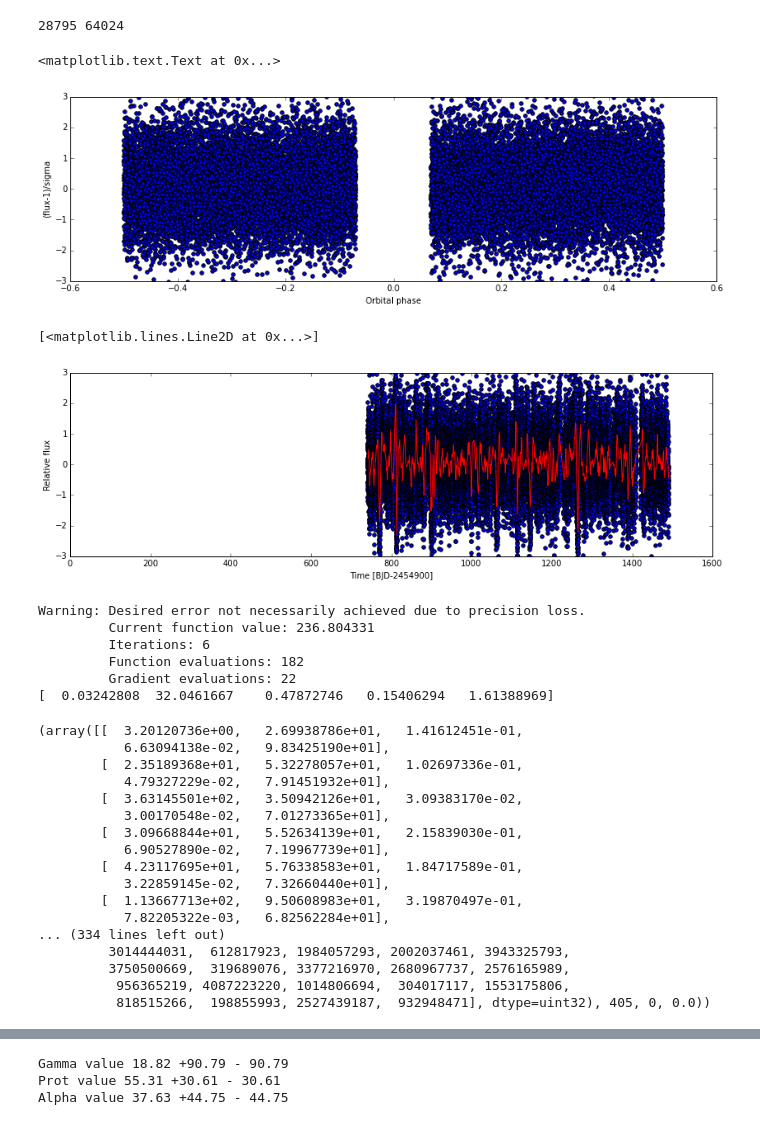
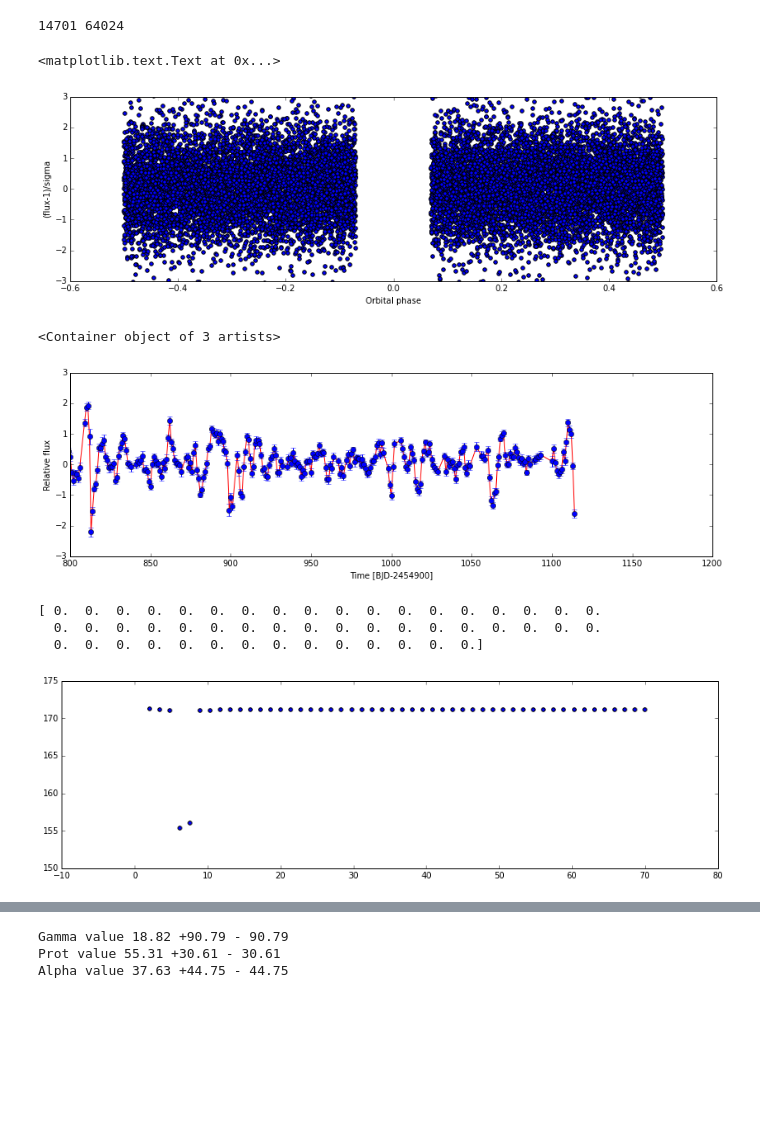
Before and after one commit to sanchisojeda/USPmass, a Jupyter notebook: ActivityAnalysis/GaussianActivity.ipynb, the cells around one changed output, grey strips where cells are left out. Drawn from its saved outputs; the diff is of its cells as text; code cells hidden in the pictures; blank space fills up the shorter version.

```diff
--- a/ActivityAnalysis/GaussianActivity.ipynb
+++ b/ActivityAnalysis/GaussianActivity.ipynb
@@ -34,6 +34,8 @@ phasesaux = (alltime-t0)/p
 phases = phasesaux - np.around(phasesaux)
 flag[np.abs(phases) < 0.07]= False
 flag[allquarter < 9]= False
+flag[allquarter > 12]= False
+
 
 
 
@@ -53,9 +55,9 @@ plt.ylim([-3,3])
 ax.set_ylabel('(flux-1)/sigma')
 ax.set_xlabel('Orbital phase')
 # %% [output]
-28795 64024
+14701 64024
 <matplotlib.text.Text at 0x...>
-[figure, old version]
+[figure, new version]
 # %%
 interval = 1.0 # sum invertal in days
 start = np.min(time) + 0.5*interval
@@ -79,7 +81,7 @@ for i, t0 in enumerate(newtimes):
         newtimes[i]  = t1
         result = np.polyfit(seltimes-t1, selflux, 1)
         newfluxes[i] = result[1]
-        newerrors[i] = np.std(selflux-result[1]-result[0]*(seltimes-t1))
+        newerrors[i] = np.std(selflux-result[1]-result[0]*(seltimes-t1))/np.sqrt(numpoints[i])
         newquarter[i] = np.median(quarter[selected])
 
 
@@ -92,13 +94,14 @@ newerrors = newerrors[numpoints > interval*0.75/cadence]
 # %%
 fig = plt.figure(figsize=(14,4))
 ax = fig.add_subplot(1,1,1)
-ax.scatter(time, flux)
-plt.xlim([0,1600])
+#ax.scatter(time, flux)
+plt.xlim([800,1200])
 plt.ylim([-3,3])
 ax.set_xlabel('Time [BJD-2454900]')
 ax.set_ylabel('Relative flux')
 ax.plot(newtimes, newfluxes, 'r')
+ax.errorbar(newtimes, newfluxes, yerr=newerrors, fmt='o')
 # %% [output]
-[<matplotlib.lines.Line2D at 0x...>]
+<Container object of 3 artists>
-[figure, old version]
+[figure, new version]
 # %%
@@ -124,13 +135,0 @@ def lnprob(theta, time, flux, error):
-# %%
-nll = lambda *args: -lnprob(*args)
-result = op.minimize(nll, [1.0, 32, 1.0, 1.0, 1.0],
-                     args=(newtimes, newfluxes, 0.1*newerrors), tol=0.01, options={'disp': True, 'maxiter':100000})
-gamma_ml, prot_ml, h_ml,sigma_ml, alpha_ml = result["x"]
-print result["x"]
-# %% [output]
-Warning: Desired error not necessarily achieved due to precision loss.
-         Current function value: 236.804331
-         Iterations: 6
-         Function evaluations: 182
-         Gradient evaluations: 22
-[  0.03242808  32.0461667    0.47872746   0.15406294   1.61388969]
@@ -137 +155,11 @@ Warning: Desired error not necessarily achieved due to precision loss.
+# %%
+fig = plt.figure(figsize=(14,4))
+ax = fig.add_subplot(1,1,1)
+ax.scatter(allperiods, minvals)
+print status
+# %% [output]
+[ 0.  0.  0.  0.  0.  0.  0.  0.  0.  0.  0.  0.  0.  0.  0.  0.  0.  0.
+  0.  0.  0.  0.  0.  0.  0.  0.  0.  0.  0.  0.  0.  0.  0.  0.  0.  0.
+  0.  0.  0.  0.  0.  0.  0.  0.  0.  0.  0.  0.  0.  0.]
+[figure, added]
 # %%
@@ -139,23 +167,5 @@ ndim, nwalkers = 5, 100
 pos = [result["x"]*(1+5e-3*np.random.randn(ndim)) for i in range(nwalkers)]
 # %%
 sampler = emcee.EnsembleSampler(nwalkers, ndim, lnprob, args=(newtimes, newfluxes, newerrors))
-sampler.run_mcmc(pos, 1000)
+sampler.run_mcmc(pos, 200);
-# %% [output]
-(array([[  3.20120736e+00,   2.69938786e+01,   1.41612451e-01,
-           6.63094138e-02,   9.83425190e+01],
-        [  2.35189368e+01,   5.32278057e+01,   1.02697336e-01,
-           4.79327229e-02,   7.91451932e+01],
-        [  3.63145501e+02,   3.50942126e+01,   3.09383170e-02,
-           3.00170548e-02,   7.01273365e+01],
-        [  3.09668844e+01,   5.52634139e+01,   2.15839030e-01,
-           6.90527890e-02,   7.19967739e+01],
-        [  4.23117695e+01,   5.76338583e+01,   1.84717589e-01,
-           3.22859145e-02,   7.32660440e+01],
-        [  1.13667713e+02,   9.50608983e+01,   3.19870497e-01,
-           7.82205322e-03,   6.82562284e+01],
-... (334 lines left out)
-         3014444031,  612817923, 1984057293, 2002037461, 3943325793,
-         3750500669,  319689076, 3377216970, 2680967737, 2576165989,
-          956365219, 4087223220, 1014806694,  304017117, 1553175806,
-          818515266,  198855993, 2527439187,  932948471], dtype=uint32), 405, 0, 0.0))
 # %%
```
Also changed, not shown: parts of 7 cells of this notebook, 5 other files.
